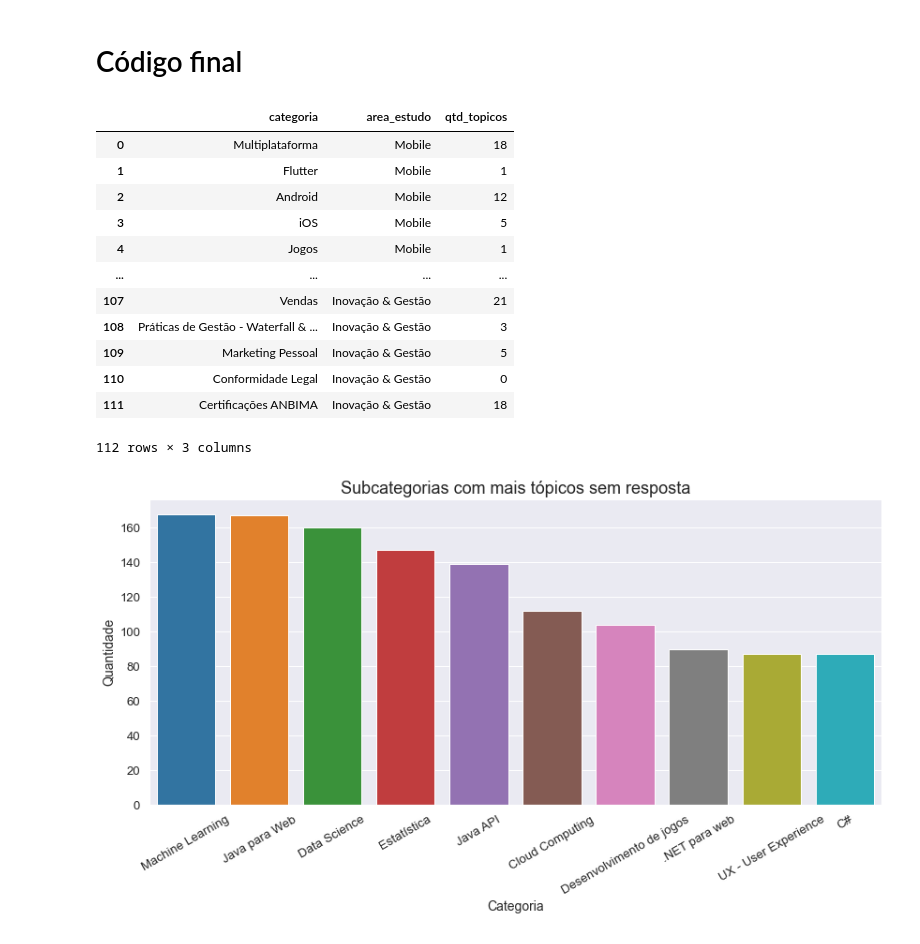
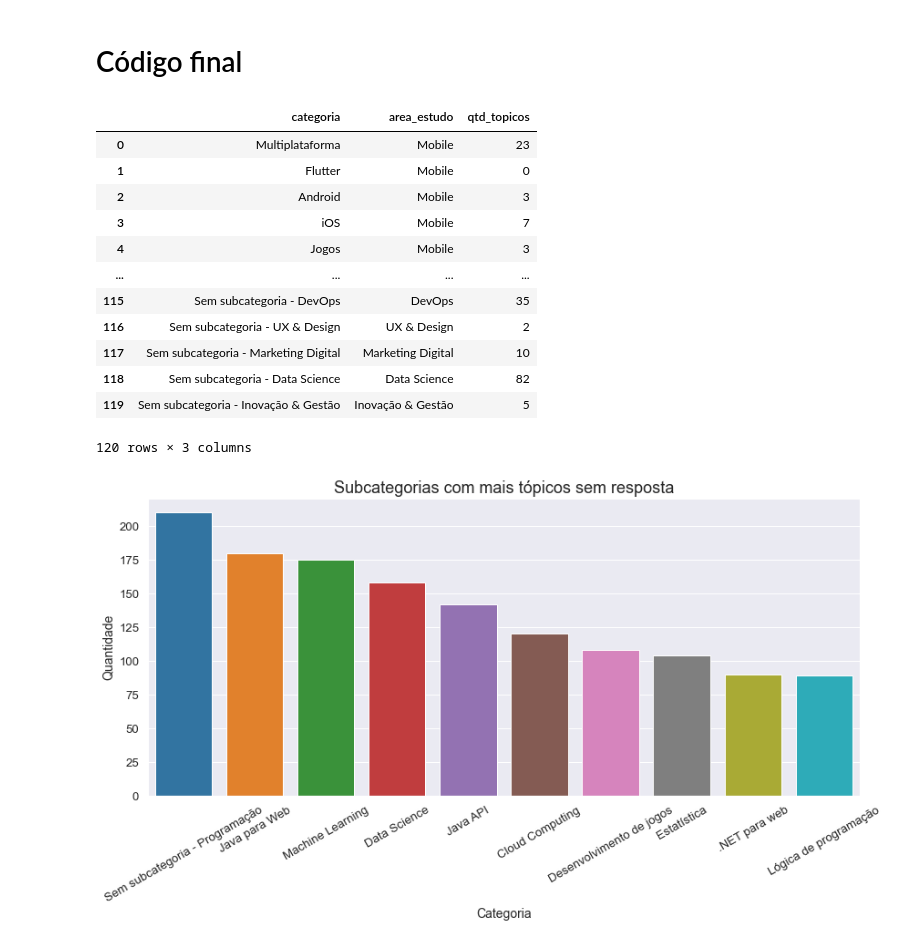
Before and after one commit to Joaovmir/scraping_forum, a Jupyter notebook: Scraping Fórum Alura.ipynb, the cells around one changed output. Cells and saved outputs as stored; diff of their text form; code cells hidden in the pictures.

```diff
--- a/Scraping Fórum Alura.ipynb
+++ b/Scraping Fórum Alura.ipynb
@@ -217,50 +260,87 @@ html = response.read().decode('utf-8')
 soup = BeautifulSoup(html, 'html.parser')
 
 categorias = soup.find_all('a', {'class': 'dashboard-list-subcategory-link'})
+areas_estudo = soup.find_all('a', {'class': 'dashboard-category-name-text'})
 
 dataframe = []
 
 for categoria in categorias:
     linha = {}
     linha['categoria'] = categoria.get_text(strip = True)
     linha['area_estudo'] = categoria.find_parent('div', {'class': 'dashboard-categoryList-category-subcategories'}).find_previous_sibling('div', {'class': 'dashboard-categoryList-category-name'}).get_text(strip=True)
     url = 'https://cursos.alura.com.br/' + categoria.get('href').replace('/todos', '/sem-resposta')
     req = Request(url, headers = headers)
     response = urlopen(req)
     html = response.read().decode('utf-8')
     soupcat = BeautifulSoup(html, 'html.parser')
     try:
         ult_pag = soupcat.find('nav', {'class' :'busca-paginacao-links'}).get_text().split()[-1]
         url += '/' + ult_pag
         req = Request(url, headers = headers)
         response = urlopen(req)
         html = response.read().decode('utf-8')
         soupcatult = BeautifulSoup(html, 'html.parser')
         num_top = len(soupcatult.find_all('div', {'class': {'forumList-item-subject'}}))
         num_ult_pag = int(ult_pag)
         linha['qtd_topicos'] = (num_top + (num_ult_pag-1)*20)
     except:
         num_top = len(soupcat.find_all('div', {'class': {'forumList-item-subject'}}))
         linha['qtd_topicos'] = num_top
     dataframe.append(linha)
 
 dados = pd.DataFrame(dataframe)
+
+tabela_areas_estudo = dados.groupby('area_estudo').sum().sort_values(by='qtd_topicos',ascending=False)
+
+dataframe = []
+for area_estudo in areas_estudo:
+    linha = {}
+    linha['categoria'] = f'Sem subcategoria - {area_estudo.get_text(strip = True)}'
+    nome_area = area_estudo.get_text(strip = True)
+    linha['area_estudo'] = nome_area
+    url = 'https://cursos.alura.com.br/' + area_estudo.get('href').replace('/todos', '/sem-resposta')
+    req = Request(url, headers = headers)
+    response = urlopen(req)
+    html = response.read().decode('utf-8')
+    soupcat = BeautifulSoup(html, 'html.parser')
+    try:
+        ult_pag = soupcat.find('nav', {'class' :'busca-paginacao-links'}).get_text().split()[-1]
+        url += '/' + ult_pag
+        req = Request(url, headers = headers)
+        response = urlopen(req)
+        html = response.read().decode('utf-8')
+        soupcatult = BeautifulSoup(html, 'html.parser')
+        num_top = len(soupcatult.find_all('div', {'class': {'forumList-item-subject'}}))
+        num_ult_pag = int(ult_pag)
+        qtd_topicos = (num_top + (num_ult_pag-1)*20)
+        soma_sub = int(tabela_areas_estudo.query(f"area_estudo =='{nome_area}'")['qtd_topicos'])
+        linha['qtd_topicos'] = qtd_topicos - soma_sub
+    except:
+        num_top = len(soupcat.find_all('div', {'class': {'forumList-item-subject'}}))
+        qtd_topicos = num_top
+        soma_sub = int(tabela_areas_estudo.query(f"area_estudo =='{nome_area}'")['qtd_topicos'])
+        linha['qtd_topicos'] = qtd_topicos - soma_sub
+    dataframe.append(linha)
+
+registros_area_estudo = pd.DataFrame(dataframe)
+dados = pd.concat([dados, registros_area_estudo], ignore_index=True)
+
 dados.to_csv('./dados/topicos_sem_resposta.csv', sep = ',', index = False,encoding='utf-8-sig')
 dados
 # %% [output]
 |  | categoria | area_estudo | qtd_topicos |
-| 0 | Multiplataforma | Mobile | 18 |
-| 1 | Flutter | Mobile | 1 |
-| 2 | Android | Mobile | 12 |
-| 3 | iOS | Mobile | 5 |
-| 4 | Jogos | Mobile | 1 |
+| 0 | Multiplataforma | Mobile | 23 |
+| 1 | Flutter | Mobile | 0 |
+| 2 | Android | Mobile | 3 |
+| 3 | iOS | Mobile | 7 |
+| 4 | Jogos | Mobile | 3 |
 | ... | ... | ... | ... |
-| 107 | Vendas | Inovação & Gestão | 21 |
-| 108 | Práticas de Gestão - Waterfall & ... | Inovação & Gestão | 3 |
-| 109 | Marketing Pessoal | Inovação & Gestão | 5 |
-| 110 | Conformidade Legal | Inovação & Gestão | 0 |
-| 111 | Certificações ANBIMA | Inovação & Gestão | 18 |
+| 115 | Sem subcategoria - DevOps | DevOps | 35 |
+| 116 | Sem subcategoria - UX & Design | UX & Design | 2 |
+| 117 | Sem subcategoria - Marketing Digital | Marketing Digital | 10 |
+| 118 | Sem subcategoria - Data Science | Data Science | 82 |
+| 119 | Sem subcategoria - Inovação & Gestão | Inovação & Gestão | 5 |
-112 rows × 3 columns
+120 rows × 3 columns
 # %%
 import matplotlib.pyplot as plt
 import seaborn as sns
@@ -276,7 +356,7 @@ ax.set_ylabel('Quantidade', fontsize = 14)
 ax.set_xlabel('Categoria', fontsize = 14)
 plt.xticks(rotation=30);
 # %% [output]
-[figure, old version]
+[figure, new version]
 # %%
 dados.head(10)
 # %% [output]
```
Also changed, not shown: parts of 9 cells of this notebook.
